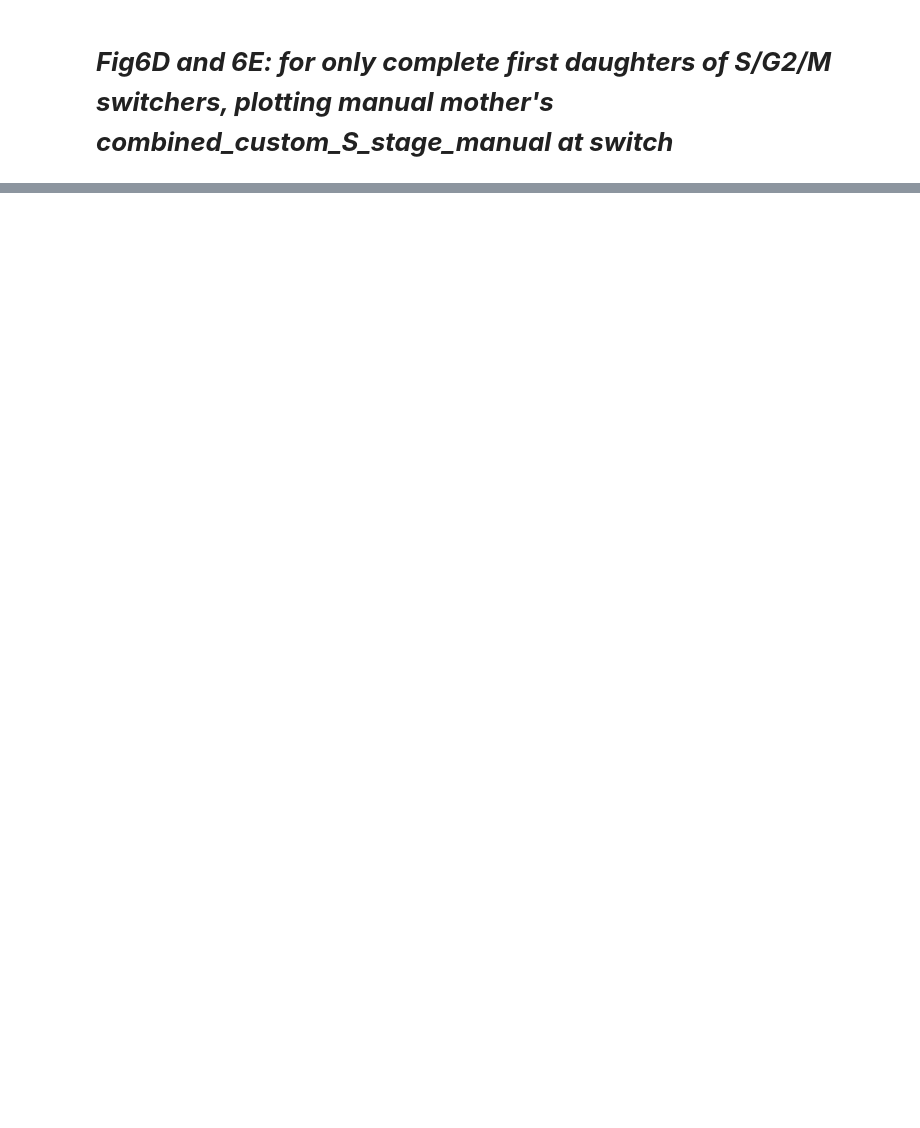
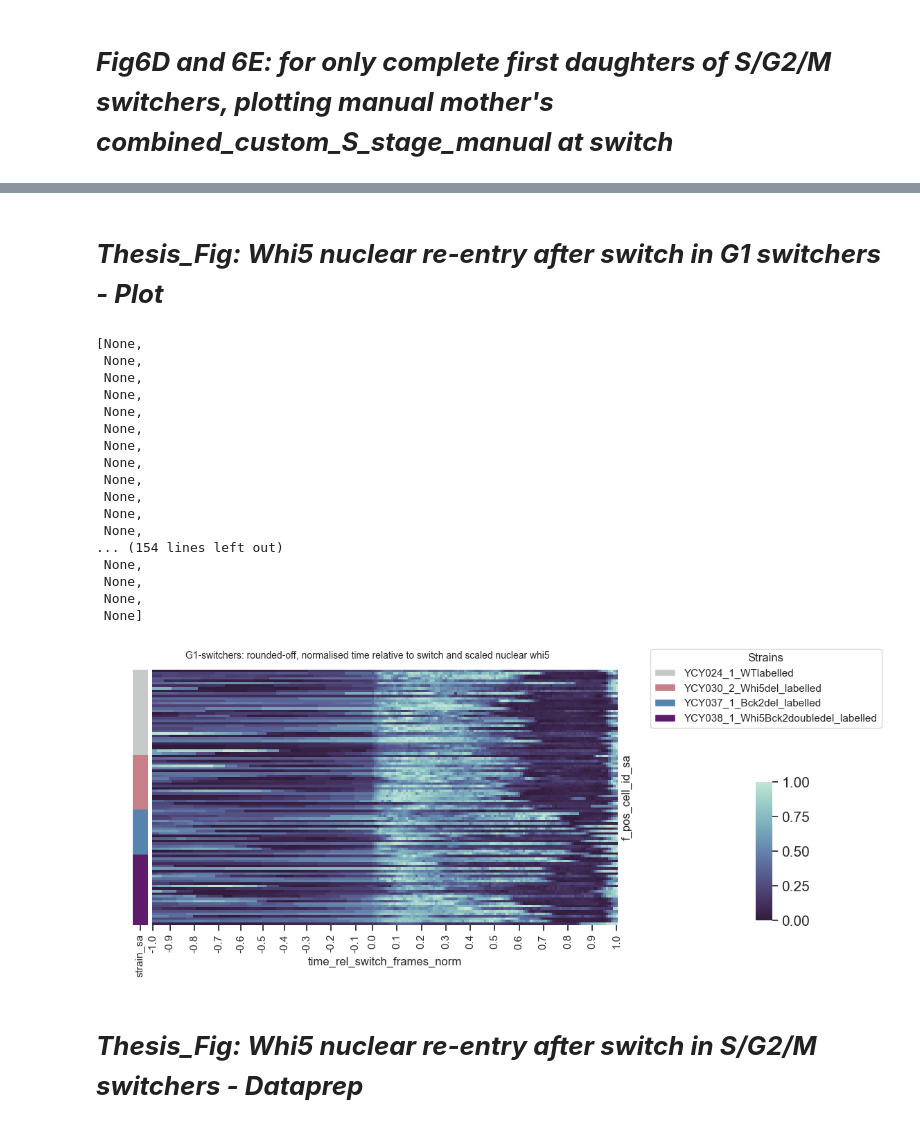
Before and after one commit to SchmollerLab/Nutrient-switch-analysis, a Jupyter notebook: final_code/Fig6_FigS6/Fig6_FigS6_plots.ipynb, the cells around one changed output, grey strips where cells are left out. Cells and saved outputs as stored; diff of their text form; code cells hidden in the pictures; blank space fills up the shorter version.

```diff
--- a/final_code/Fig6_FigS6/Fig6_FigS6_plots.ipynb
+++ b/final_code/Fig6_FigS6/Fig6_FigS6_plots.ipynb
@@ -586,0 +964,8 @@ ax2.grid()
+# %%
+# get subset
+
+complete_cycles = overall_df[(overall_df['cycle_saw_switch_sa'] == True)
+                    & (overall_df['cell_saw_switch_in_G1_sa'] == True)
+                    & (overall_df['complete_cycle_sa'] == True)
+                    & (overall_df['relationship_sa'] != "bud")]
+#display(complete_cycles.columns.tolist())
@@ -586,0 +1029,69 @@ ax2.grid()
+# %% [markdown]
+# ***Thesis_Fig: Whi5 nuclear re-entry after switch in G1 switchers - Plot***
+# %%
+# heatmap with rounded-off, normalised time relative to switch and scaled nuclear whi5 and strain color patches
+
+lut = {"YCY024_1_WTlabelled":"#c5c9c7" , "YCY030_2_Whi5del_labelled": "#c87f89", "YCY037_1_Bck2del_labelled": "#5684ae", "YCY038_1_Whi5Bck2doubledel_labelled":"#5f1b6b"}
+
+plotting_df['time_rel_switch_frames_norm'] = plotting_df['time_rel_switch_frames_norm'].round(2)
+heatmap_df = plotting_df.pivot_table(index = ["f_pos_cell_id_sa", "strain_sa"],
+                               values = "scaled_nuclear_whi5",
+                               columns = "time_rel_switch_frames_norm")
+heatmap_df.ffill(axis=1, inplace = True)
+heatmap_df.reset_index(level = ("strain_sa", ), inplace = True)
+row_colors = heatmap_df['strain_sa'].map(lut)
+sns.light_palette("seagreen", as_cmap=True)
+g = sns.clustermap(data=heatmap_df.drop(['strain_sa'], axis=1),
+                   figsize=(8,5),
+                   row_colors=row_colors,
+                   cmap = sns.cubehelix_palette(start=.5, rot=-.5, as_cmap=True, reverse = True),
+                   row_cluster=False,
+                   col_cluster=False,
+                   dendrogram_ratio=0.05,
+                   cbar_pos=(1.2, .2, .03, .4),
+                   yticklabels = False,
+                   xticklabels = 1)
+# ax_row_colors = g.ax_row_colors
+# box = ax_row_colors.get_position()
+# box_heatmap = g.ax_heatmap.get_position()
+# ax_row_colors.set_position([box_heatmap.max[0], box.y0, box.width*1.5, box.height])
+
+from matplotlib.patches import Patch
+
+handles = [Patch(facecolor=lut[name]) for name in lut]
+plt.legend(handles, lut, title='Strains',
+           bbox_to_anchor=(1, 1), bbox_transform=plt.gcf().transFigure, loc='upper left')
+
+g.fig.suptitle('G1-switchers: rounded-off, normalised time relative to switch and scaled nuclear whi5', fontsize =10)
+#display(g.ax_heatmap.get_xticklabels())
+#only custom xtick labels to be printed
+xticks_to_keep = [0, 7, 17, 27, 36, 45, 54, 63, 73, 83,  90, 100, 110, 120, 130, 140, 150, 160, 170, 180, 190]
+[a.set_visible(False) for (i,a) in enumerate(g.ax_heatmap.get_xticklabels()) if i not in xticks_to_keep]
+[a.set_visible(False) for (i,a) in enumerate(g.ax_heatmap.xaxis.get_major_ticks()) if i not in xticks_to_keep]
+
+
+#plt.savefig(r"C:\Users\yagya.chadha\Desktop\Yagya\Presentations\Plots from Python\Final figures\Thesis figures\whi5_reentry_g1switchers.svg", bbox_inches = 'tight')
+#plt.savefig(r"C:\Users\yagya.chadha\Desktop\Yagya\Presentations\Plots from Python\Final figures\Thesis figures\whi5_reentry_g1switchers.png", bbox_inches = 'tight')
+#plt.xlabel("Time relative to switch - normalised")
+#plt.ylabel("")
+# %% [output]
+[None,
+ None,
+ None,
+ None,
+ None,
+ None,
+ None,
+ None,
+ None,
+ None,
+ None,
+ None,
+... (154 lines left out)
+ None,
+ None,
+ None,
+ None]
+[figure, added]
+# %% [markdown]
+# ***Thesis_Fig: Whi5 nuclear re-entry after switch in S/G2/M switchers - Dataprep***
```
Also changed, not shown: parts of 24 cells of this notebook, 47 other files.
